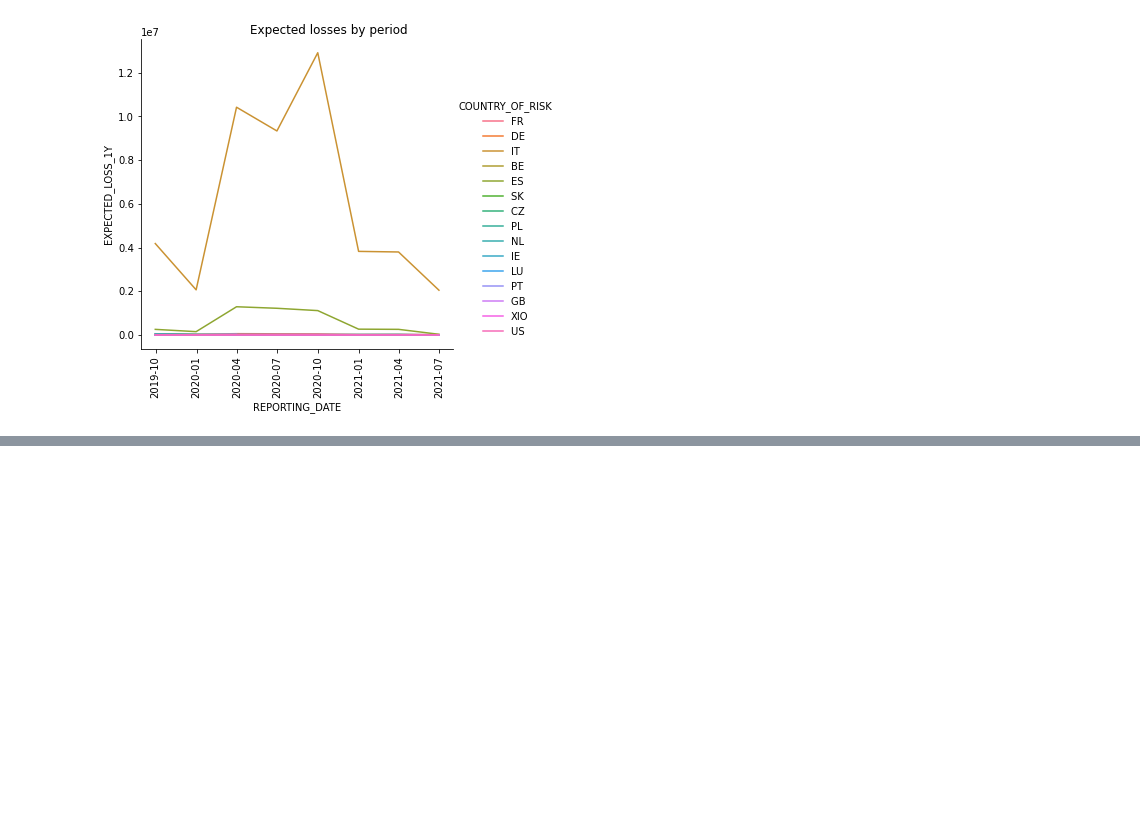
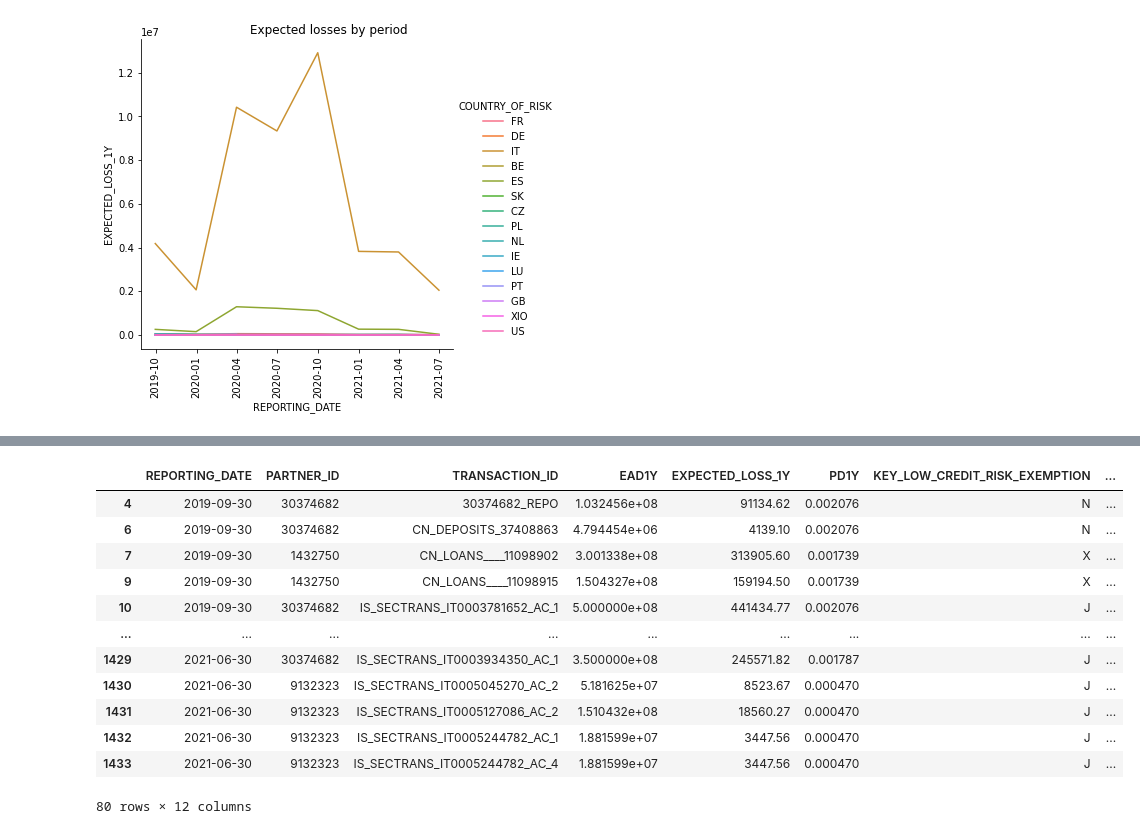
Before and after one commit to lucavice76/UCDPA_LucaVicentini, a Jupyter notebook: Project2.ipynb, the cells around one changed output, grey strips where cells are left out. Cells and saved outputs as stored; diff of their text form; code cells hidden in the pictures; blank space fills up the shorter version.

```diff
--- a/Project2.ipynb
+++ b/Project2.ipynb
@@ -654,0 +536,18 @@ pd.merge_ordered(ECL_Study_CPTY_Country_Codes, GDP_merged_tall, left_on=["REPORT
+# %%
+ECL_Study_CPTY_Country_Codes3 = ECL_Study_CPTY_Country_Codes2.groupby(by="REPORTING_DATE")
+# %%
+ECL_Study_CPTY_Country_Codes3.head(10)
+# %% [output]
+|  | REPORTING_DATE | PARTNER_ID | TRANSACTION_ID | EAD1Y | EXPECTED_LOSS_1Y | PD1Y | KEY_LOW_CREDIT_RISK_EXEMPTION | ... |
+| 4 | 2019-09-30 | 30374682 | 30374682_REPO | 1.032456e+08 | 91134.62 | 0.002076 | N | ... |
+| 6 | 2019-09-30 | 30374682 | CN_DEPOSITS_37408863 | 4.794454e+06 | 4139.10 | 0.002076 | N | ... |
+| 7 | 2019-09-30 | 1432750 | CN_LOANS____11098902 | 3.001338e+08 | 313905.60 | 0.001739 | X | ... |
+| 9 | 2019-09-30 | 1432750 | CN_LOANS____11098915 | 1.504327e+08 | 159194.50 | 0.001739 | X | ... |
+| 10 | 2019-09-30 | 30374682 | IS_SECTRANS_IT0003781652_AC_1 | 5.000000e+08 | 441434.77 | 0.002076 | J | ... |
+| ... | ... | ... | ... | ... | ... | ... | ... | ... |
+| 1429 | 2021-06-30 | 30374682 | IS_SECTRANS_IT0003934350_AC_1 | 3.500000e+08 | 245571.82 | 0.001787 | J | ... |
+| 1430 | 2021-06-30 | 9132323 | IS_SECTRANS_IT0005045270_AC_2 | 5.181625e+07 | 8523.67 | 0.000470 | J | ... |
+| 1431 | 2021-06-30 | 9132323 | IS_SECTRANS_IT0005127086_AC_2 | 1.510432e+08 | 18560.27 | 0.000470 | J | ... |
+| 1432 | 2021-06-30 | 9132323 | IS_SECTRANS_IT0005244782_AC_1 | 1.881599e+07 | 3447.56 | 0.000470 | J | ... |
+| 1433 | 2021-06-30 | 9132323 | IS_SECTRANS_IT0005244782_AC_4 | 1.881599e+07 | 3447.56 | 0.000470 | J | ... |
+80 rows × 12 columns
```
Also changed, not shown: parts of 53 cells of this notebook.
